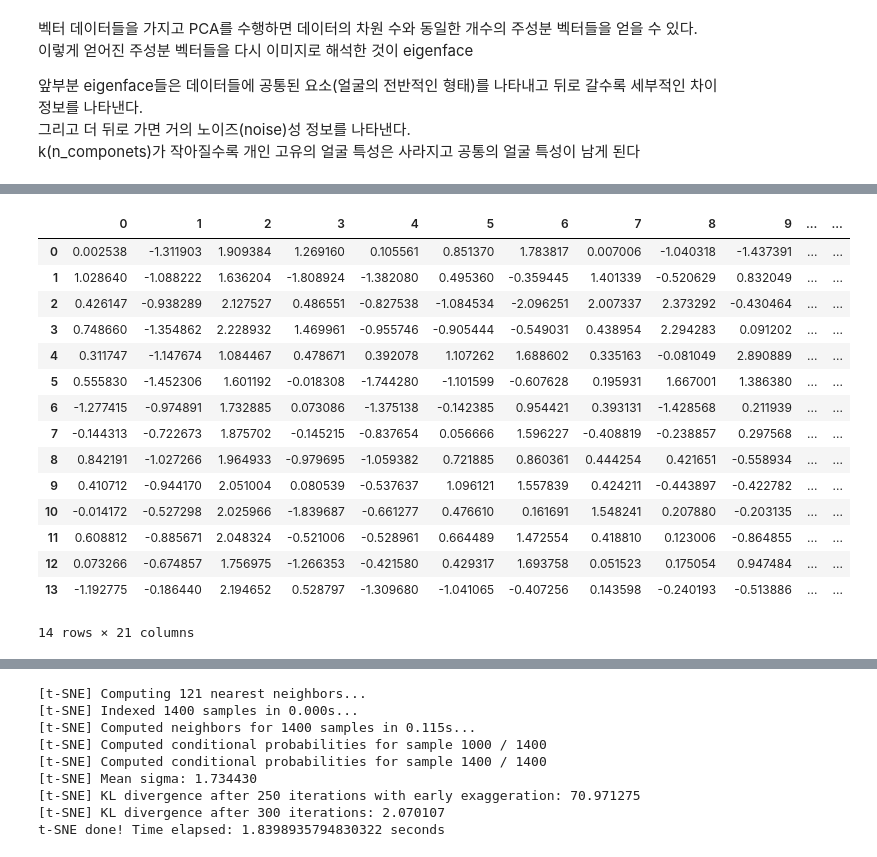
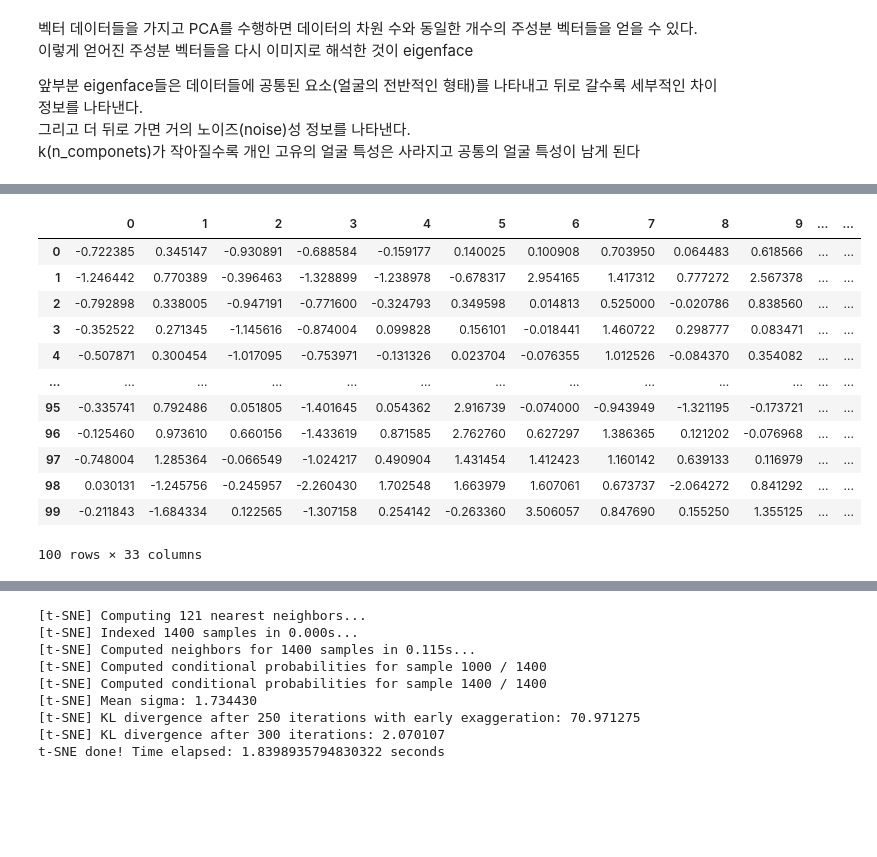
Before and after one commit to boostcampaitech4cv3/level1_imageclassification_cv-level1-cv-20, a Jupyter notebook: EDA/EDA_v1_jjy.ipynb, the cells around one changed output, grey strips where cells are left out. Drawn from its saved outputs; the diff is of its cells as text; code cells hidden in the pictures; blank space fills up the shorter version.

```diff
--- a/EDA/EDA_v1_jjy.ipynb
+++ b/EDA/EDA_v1_jjy.ipynb
@@ -200,13 +201,15 @@ from sklearn.decomposition import PCA
 # %%
-start = 100
+start = 0
 num = 200
 
 imgs = []
-for img_id in data.path.values[start:start+num]:
+labels = []
+for i, img_id in enumerate(data.path.values[start:start+num]):
     for class_id in num2class:
         img = np.array(Image.open(os.path.join(image_dir, img_id, class_id+'.jpg')).convert('L'))
         imgs.append(img)
+        labels.append([data.age.values[i], data.gender.values[i]])
 imgs = np.array(imgs)
 n_samples, h, w = imgs.shape
-print(n_samples)
 imgs = np.reshape(imgs, (n_samples, h*w)) # 이미지에서 픽셀 밝기값을 일렬로 연결하여 벡터로 만듦
+imgs = StandardScaler().fit_transform(imgs) # 표준화
@@ -221,7 +222,7 @@ imgs = np.reshape(imgs, (n_samples, h*w)) # 이미지에서 픽셀 밝기값을
 그리고 더 뒤로 가면 거의 노이즈(noise)성 정보를 나타낸다.
 k(n_componets)가 작아질수록 개인 고유의 얼굴 특성은 사라지고 공통의 얼굴 특성이 남게 된다
 # %%
-n_components = 20
+n_components = 30
 
 t0 = time()
 pca = PCA(n_components=n_components, svd_solver='randomized',
@@ -230,5 +231,6 @@ print(f"pca is fitted in {time() - t0:.0f}s")
 print(f'Explained variation per principal component: \n{pca.explained_variance_ratio_}')
 
 eigenfaces = pca.components_.reshape((n_components, h, w))
+
 img_pca = pca.transform(imgs)
 # %% [output]
@@ -241,25 +252,25 @@ Explained variation per principal component:
 # %%
 pca_df = pd.DataFrame(img_pca, columns=[str(col) for col in range(n_components)])
 pca_df['class_id'] = [num2class[n % len(num2class)] for n in range(n_samples)]
 pca_df['class_id'] = pca_df['class_id'].map(lambda x: x if x in ['incorrect_mask', 'normal'] else 'mask')
-pca_df.head(14)
+pca_df['age'] = [label[0] for label in labels]
+pca_df['gender'] = [label[1] for label in labels]
+
+pca_df.head(100)
 # %% [output]
 |  | 0 | 1 | 2 | 3 | 4 | 5 | 6 | 7 | 8 | 9 | ... | ... |
-| 0 | 0.002538 | -1.311903 | 1.909384 | 1.269160 | 0.105561 | 0.851370 | 1.783817 | 0.007006 | -1.040318 | -1.437391 | ... | ... |
-| 1 | 1.028640 | -1.088222 | 1.636204 | -1.808924 | -1.382080 | 0.495360 | -0.359445 | 1.401339 | -0.520629 | 0.832049 | ... | ... |
-| 2 | 0.426147 | -0.938289 | 2.127527 | 0.486551 | -0.827538 | -1.084534 | -2.096251 | 2.007337 | 2.373292 | -0.430464 | ... | ... |
-| 3 | 0.748660 | -1.354862 | 2.228932 | 1.469961 | -0.955746 | -0.905444 | -0.549031 | 0.438954 | 2.294283 | 0.091202 | ... | ... |
-| 4 | 0.311747 | -1.147674 | 1.084467 | 0.478671 | 0.392078 | 1.107262 | 1.688602 | 0.335163 | -0.081049 | 2.890889 | ... | ... |
-| 5 | 0.555830 | -1.452306 | 1.601192 | -0.018308 | -1.744280 | -1.101599 | -0.607628 | 0.195931 | 1.667001 | 1.386380 | ... | ... |
-| 6 | -1.277415 | -0.974891 | 1.732885 | 0.073086 | -1.375138 | -0.142385 | 0.954421 | 0.393131 | -1.428568 | 0.211939 | ... | ... |
-| 7 | -0.144313 | -0.722673 | 1.875702 | -0.145215 | -0.837654 | 0.056666 | 1.596227 | -0.408819 | -0.238857 | 0.297568 | ... | ... |
-| 8 | 0.842191 | -1.027266 | 1.964933 | -0.979695 | -1.059382 | 0.721885 | 0.860361 | 0.444254 | 0.421651 | -0.558934 | ... | ... |
-| 9 | 0.410712 | -0.944170 | 2.051004 | 0.080539 | -0.537637 | 1.096121 | 1.557839 | 0.424211 | -0.443897 | -0.422782 | ... | ... |
-| 10 | -0.014172 | -0.527298 | 2.025966 | -1.839687 | -0.661277 | 0.476610 | 0.161691 | 1.548241 | 0.207880 | -0.203135 | ... | ... |
-| 11 | 0.608812 | -0.885671 | 2.048324 | -0.521006 | -0.528961 | 0.664489 | 1.472554 | 0.418810 | 0.123006 | -0.864855 | ... | ... |
-| 12 | 0.073266 | -0.674857 | 1.756975 | -1.266353 | -0.421580 | 0.429317 | 1.693758 | 0.051523 | 0.175054 | 0.947484 | ... | ... |
-| 13 | -1.192775 | -0.186440 | 2.194652 | 0.528797 | -1.309680 | -1.041065 | -0.407256 | 0.143598 | -0.240193 | -0.513886 | ... | ... |
+| 0 | -0.722385 | 0.345147 | -0.930891 | -0.688584 | -0.159177 | 0.140025 | 0.100908 | 0.703950 | 0.064483 | 0.618566 | ... | ... |
+| 1 | -1.246442 | 0.770389 | -0.396463 | -1.328899 | -1.238978 | -0.678317 | 2.954165 | 1.417312 | 0.777272 | 2.567378 | ... | ... |
+| 2 | -0.792898 | 0.338005 | -0.947191 | -0.771600 | -0.324793 | 0.349598 | 0.014813 | 0.525000 | -0.020786 | 0.838560 | ... | ... |
+| 3 | -0.352522 | 0.271345 | -1.145616 | -0.874004 | 0.099828 | 0.156101 | -0.018441 | 1.460722 | 0.298777 | 0.083471 | ... | ... |
+| 4 | -0.507871 | 0.300454 | -1.017095 | -0.753971 | -0.131326 | 0.023704 | -0.076355 | 1.012526 | -0.084370 | 0.354082 | ... | ... |
+| ... | ... | ... | ... | ... | ... | ... | ... | ... | ... | ... | ... | ... |
+| 95 | -0.335741 | 0.792486 | 0.051805 | -1.401645 | 0.054362 | 2.916739 | -0.074000 | -0.943949 | -1.321195 | -0.173721 | ... | ... |
+| 96 | -0.125460 | 0.973610 | 0.660156 | -1.433619 | 0.871585 | 2.762760 | 0.627297 | 1.386365 | 0.121202 | -0.076968 | ... | ... |
+| 97 | -0.748004 | 1.285364 | -0.066549 | -1.024217 | 0.490904 | 1.431454 | 1.412423 | 1.160142 | 0.639133 | 0.116979 | ... | ... |
+| 98 | 0.030131 | -1.245756 | -0.245957 | -2.260430 | 1.702548 | 1.663979 | 1.607061 | 0.673737 | -2.064272 | 0.841292 | ... | ... |
+| 99 | -0.211843 | -1.684334 | 0.122565 | -1.307158 | 0.254142 | -0.263360 | 3.506057 | 0.847690 | 0.155250 | 1.355125 | ... | ... |
-14 rows × 21 columns
+100 rows × 33 columns
 # %%
 plt.figure(figsize=(16,10))
 sns.scatterplot(
```
Also changed, not shown: parts of 8 cells of this notebook.
